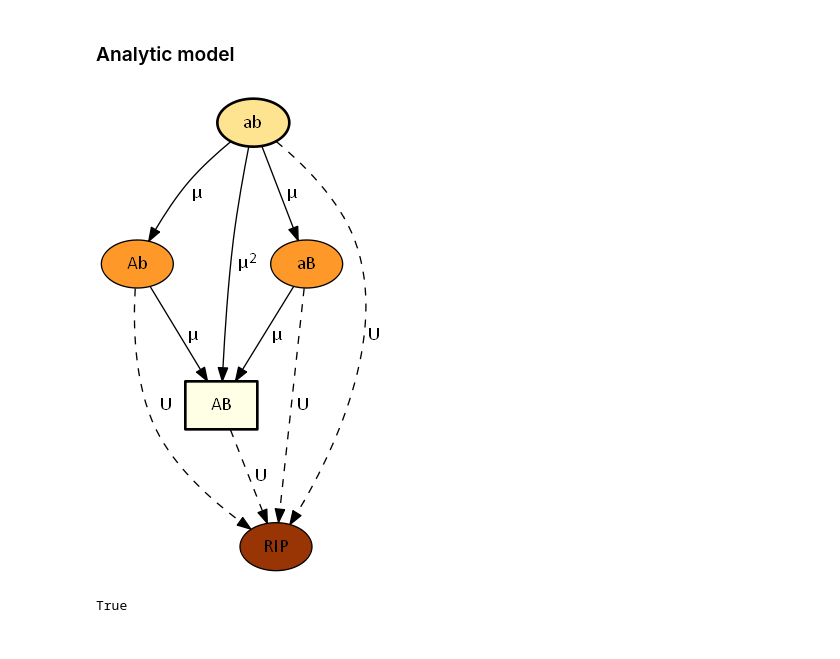
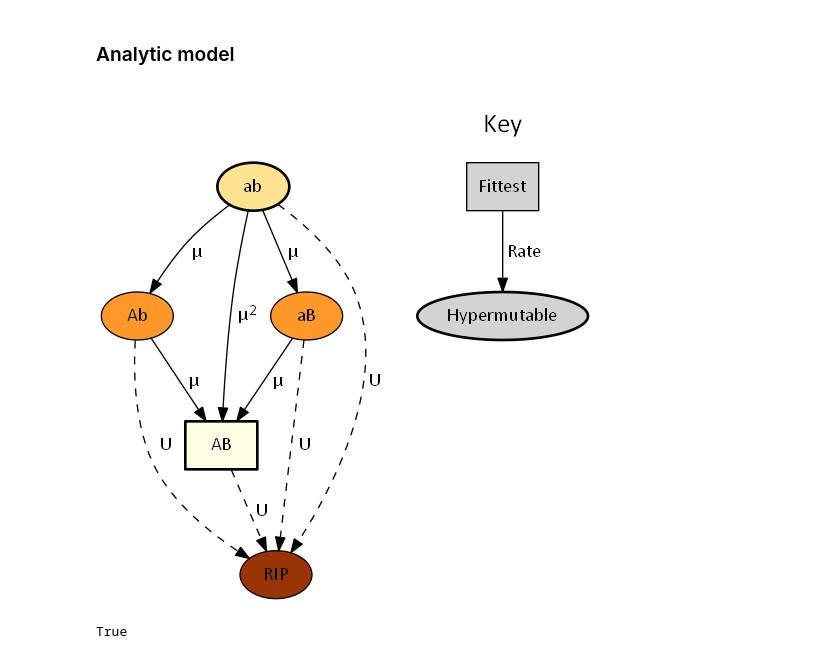
Before and after one commit to yoavram/ruggedsim, a Jupyter notebook: manuscript/figures.ipynb, the cells around one changed output. Drawn from its saved outputs; the diff is of its cells as text; code cells hidden in the pictures.

```diff
--- a/manuscript/figures.ipynb
+++ b/manuscript/figures.ipynb
@@ -347,33 +347,38 @@ def no_del(node):
 # %%
 graph = pydot.Dot(graph_type='digraph',strict=True)
 rip = pydot.Node("RIP", style="filled", fillcolor=colors[-3], fontname=fontname)
 graph.add_node(rip)
 for g in [x for x in genotypes if x.num_deleterious == 0]:
     graph.add_node(no_del(g.to_node()))
 
 for g in [x for x in genotypes if x.num_deleterious == 0]:
     for gs in [x for x in g.sons if x.num_deleterious == 0]:
         # single beneficial mutations
         edge = pydot.Edge(no_del(g.to_node()), no_del(gs.to_node()))
         edge.set_label(u" \u03BC")
         edge.set_fontname(fontname)
         graph.add_edge(edge)
     # deleterious mutation
     edge = pydot.Edge(no_del(g.to_node()), rip)
     edge.set_label(' U')
     edge.set_style('dashed')
     edge.set_fontname(fontname)
     graph.add_edge(edge)
 # double beneficial mutation
 edge = pydot.Edge('ab','AB')
 edge.set_label(u"<&nbsp;\u03BC<SUP>2</SUP>>")
 edge.set_fontname(fontname)
 graph.add_edge(edge)
 
-graph.set_ratio(2./1)
+legend = pydot.Cluster('Key', label="Key", style='solid', color='#ffffff', fontsize=20, fontname=fontname)
+graph.add_subgraph(legend)
+legend.add_node(pydot.Node('Fittest', shape='rect', style="filled", fontname=fontname))
+legend.add_node(pydot.Node('Hypermutable', style='"bold,filled"', shape="oval", fontname=fontname))
+legend.add_edge(pydot.Edge('Fittest','Hypermutable', label=" Rate", fontname=fontname))
+graph.set_ratio(1)
 graph
 # %% [output]
-[figure, old version]
+[figure, new version]
 # %%
 graph.set_dpi(300)
 graph.write_png("fitness_landscape_analytic_model.png")
```
Also changed, not shown: parts of 1 cell of this notebook.
